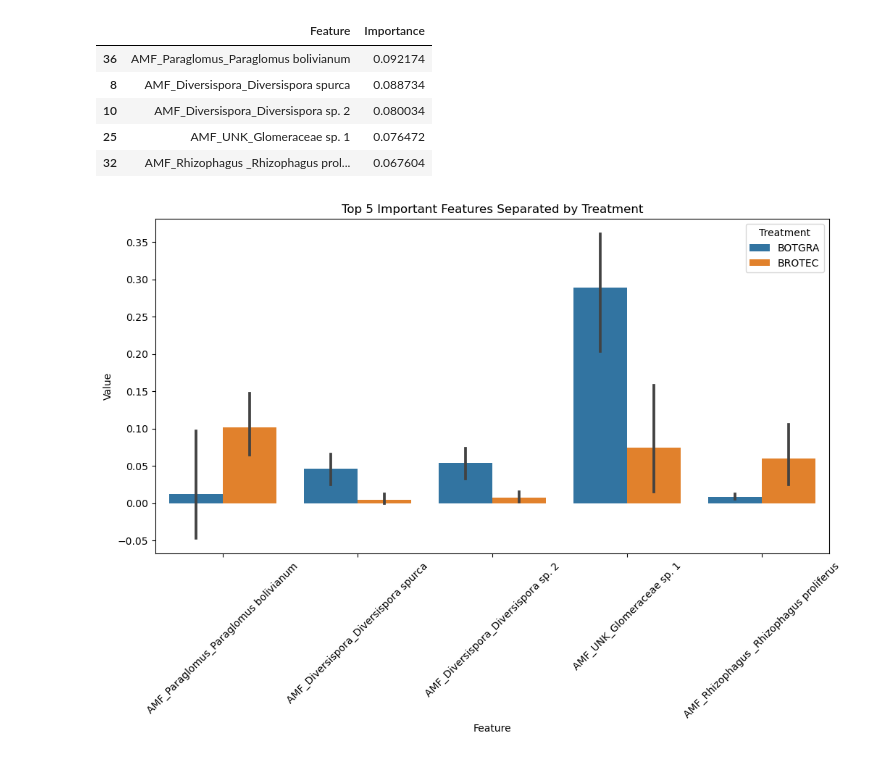
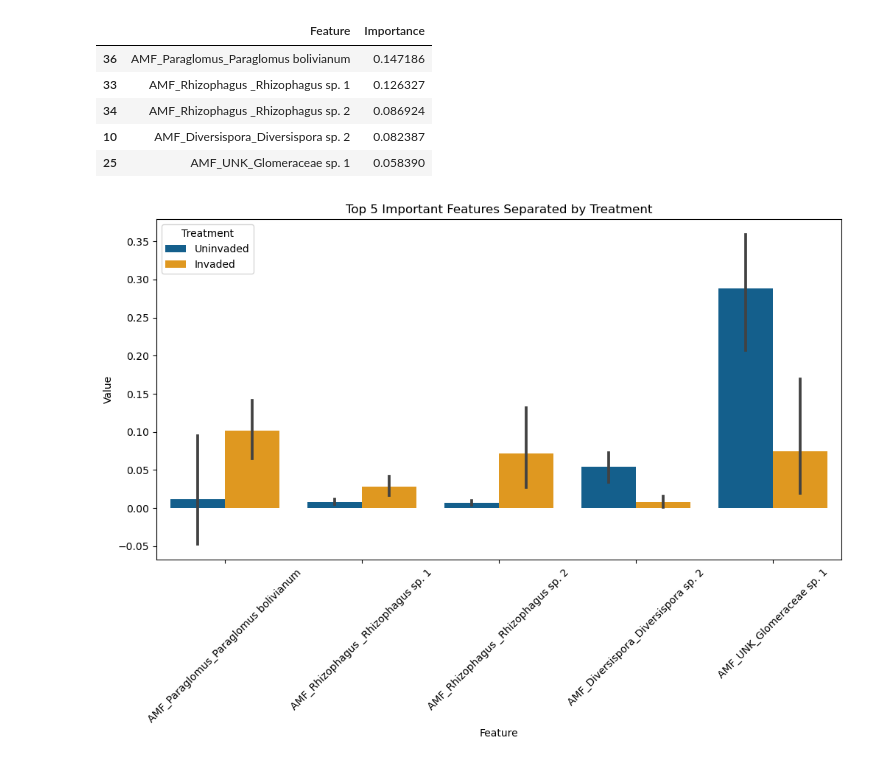
Before and after one commit to bo-maxwell-stevens/brotec, a Jupyter notebook: random_forests.ipynb, the cells around one changed output. Drawn from its saved outputs; the diff is of its cells as text; code cells hidden in the pictures.

```diff
--- a/random_forests.ipynb
+++ b/random_forests.ipynb
@@ -82,3 +86,21 @@ amf_feature_importance_df = pd.DataFrame({'Feature': amf_data.columns, 'Importan
+# %%
+# Load the best models
+its_best_model = load('its_best_model.joblib')
+bacteria_best_model = load('bacteria_best_model.joblib')
+amf_best_model = load('amf_best_model.joblib')
+# %%
+def get_model_metrics(model, data, labels):
+    X_train, X_test, y_train, y_test = train_test_split(data, labels, test_size=0.3, random_state=42)
+    y_pred = model.predict(X_test)
+    accuracy = accuracy_score(y_test, y_pred)
+    feature_importance = model.feature_importances_
+    feature_importance_df = pd.DataFrame({'Feature': data.columns, 'Importance': feature_importance})
+    return accuracy, feature_importance_df
+# %%
+# Get accuracy and feature importances for each dataset
+its_accuracy, its_feature_importance_df = get_model_metrics(its_best_model, its_data, treatment_labels)
+bacteria_accuracy, bacteria_feature_importance_df = get_model_metrics(bacteria_best_model, bacteria_data, treatment_labels)
+amf_accuracy, amf_feature_importance_df = get_model_metrics(amf_best_model, amf_data, treatment_labels)
 # %%
 print('ITS accuracy: ', str(its_avg_accuracy))
 print('Bacteria accuracy: ', str(bacteria_avg_accuracy))
@@ -90,41 +112,46 @@ AMF accuracy:  0.611111111111111
 # %%
-amf_feature_importance_df.sort_values('Importance', ascending = False).head()
+amf_feature_importance_df.sort_values('Importance', ascending = False).head(n = 5)
 # %% [output]
 |  | Feature | Importance |
-| 36 | AMF_Paraglomus_Paraglomus bolivianum | 0.092174 |
-| 8 | AMF_Diversispora_Diversispora spurca | 0.088734 |
-| 10 | AMF_Diversispora_Diversispora sp. 2 | 0.080034 |
-| 25 | AMF_UNK_Glomeraceae sp. 1 | 0.076472 |
-| 32 | AMF_Rhizophagus _Rhizophagus prol... | 0.067604 |
+| 36 | AMF_Paraglomus_Paraglomus bolivianum | 0.147186 |
+| 33 | AMF_Rhizophagus _Rhizophagus sp. 1 | 0.126327 |
+| 34 | AMF_Rhizophagus _Rhizophagus sp. 2 | 0.086924 |
+| 10 | AMF_Diversispora_Diversispora sp. 2 | 0.082387 |
+| 25 | AMF_UNK_Glomeraceae sp. 1 | 0.058390 |
 # %%
 # Reset the index of amf_data if it's an index
 amf_data_reset = amf_data.reset_index()
 
 # Filter the top 5 features
 # Assume amf_feature_importance_df has been sorted in descending order by feature importance
 top_5_features = amf_feature_importance_df.nlargest(5, 'Importance')['Feature'].tolist()
 
 top_5_amf_data = amf_data_reset[top_5_features].copy()  # Create an explicit copy
 
 # Add the 'Sample_ID' column to this filtered dataframe
 top_5_amf_data['Sample_ID'] = amf_data_reset['index'].astype(str)  # Ensuring data type consistency
 
 # Convert 'sample_id' in env_data to string type to match 'Sample_ID'
 env_data['sample_id'] = env_data['sample_id'].astype(str)
 
 # Merge based on the common identifier 'sample_id' in env_data and 'Sample_ID' in top_5_amf_data
 merged_data = pd.merge(env_data, top_5_amf_data, left_on='sample_id', right_on='Sample_ID')
 
+# Update 'Treatment' values in 'merged_data'
+merged_data['Treatment'] = merged_data['Treatment'].replace({'BROTEC': 'Invaded', 'BOTGRA': 'Uninvaded'})
+
 # Melt the dataframe to prepare it for seaborn
 melted_data = pd.melt(merged_data, id_vars=['Treatment'], value_vars=top_5_features, var_name='Feature', value_name='Value')
 
 # Create the bar plot
 plt.figure(figsize=(12, 6))
-sns.barplot(data=melted_data, x='Feature', y='Value', hue='Treatment')
+palette = {'Invaded': '#ffa000', 'Uninvaded': '#0064a0'}  # Define a custom palette
+sns.barplot(data=melted_data, x='Feature', y='Value', hue='Treatment', palette=palette)
 plt.xlabel('Feature')
 plt.ylabel('Value')
 plt.title('Top 5 Important Features Separated by Treatment')
 plt.xticks(rotation=45)
+plt.legend(title='Treatment')  # Adding this line to specify the legend title
 plt.savefig('abundance_differences_treatment_amf.jpg', bbox_inches = 'tight', dpi = 300)
 # %% [output]
-[figure, old version]
+[figure, new version]
```
Also changed, not shown: parts of 4 cells of this notebook, 13 other files.
